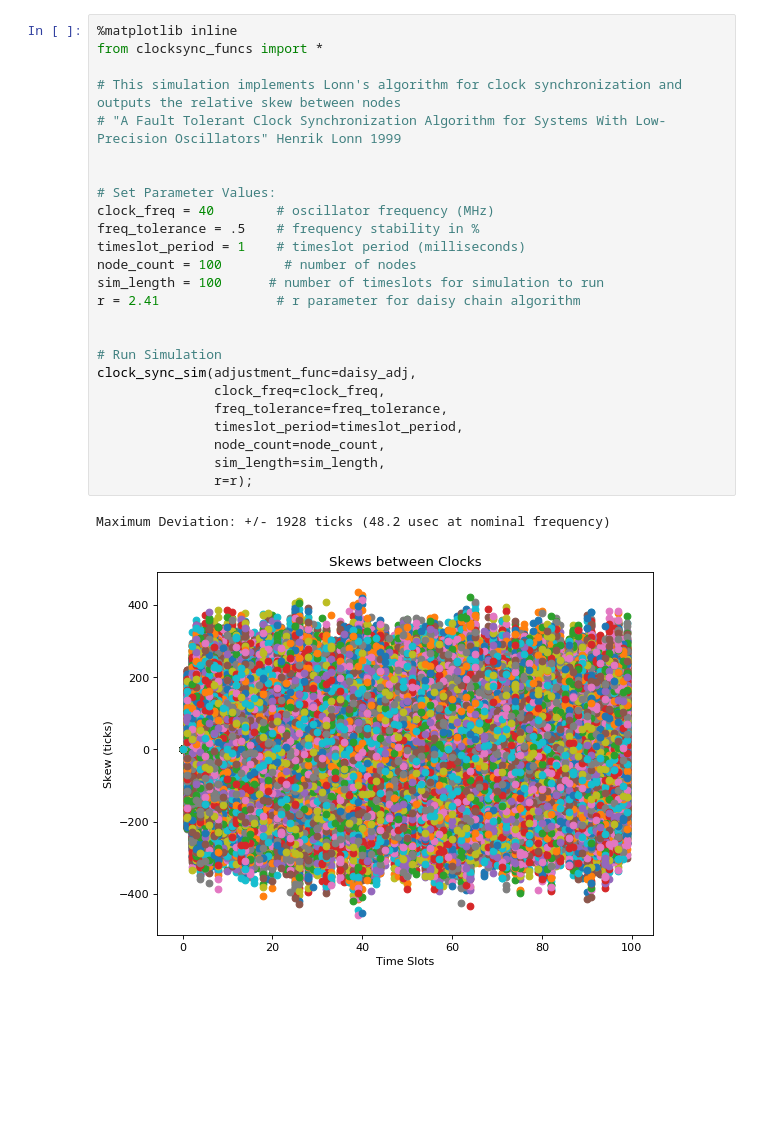
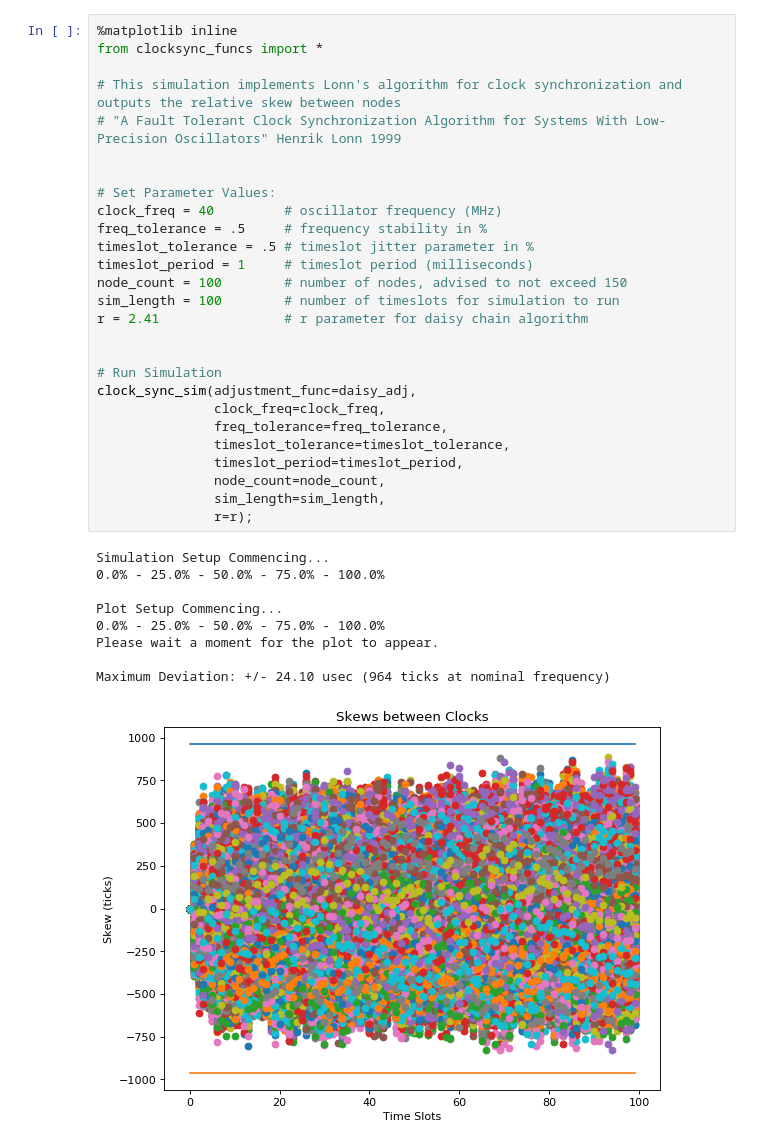
Before and after one commit to sabpereira/ClockSyncSim, a Jupyter notebook: clocksync.ipynb, the cells around one changed output. Drawn from its saved outputs; the diff is of its cells as text; blank space fills up the shorter version.

Commit message:
New graphs to view

```diff
--- a/clocksync.ipynb
+++ b/clocksync.ipynb
@@ -1,28 +1,37 @@
 # %%
 %matplotlib inline
 from clocksync_funcs import *
 
 # This simulation implements Lonn's algorithm for clock synchronization and outputs the relative skew between nodes
 # "A Fault Tolerant Clock Synchronization Algorithm for Systems With Low-Precision Oscillators" Henrik Lonn 1999
 
 
 # Set Parameter Values:
-clock_freq = 40        # oscillator frequency (MHz)
-freq_tolerance = .5    # frequency stability in %
-timeslot_period = 1    # timeslot period (milliseconds)
-node_count = 100        # number of nodes
-sim_length = 100      # number of timeslots for simulation to run
-r = 2.41               # r parameter for daisy chain algorithm
+clock_freq = 40         # oscillator frequency (MHz)
+freq_tolerance = .5     # frequency stability in %
+timeslot_tolerance = .5 # timeslot jitter parameter in %
+timeslot_period = 1     # timeslot period (milliseconds)
+node_count = 100        # number of nodes, advised to not exceed 150
+sim_length = 100        # number of timeslots for simulation to run
+r = 2.41                # r parameter for daisy chain algorithm
 
 
 # Run Simulation
 clock_sync_sim(adjustment_func=daisy_adj,
                clock_freq=clock_freq,
                freq_tolerance=freq_tolerance,
+               timeslot_tolerance=timeslot_tolerance,
                timeslot_period=timeslot_period,
                node_count=node_count,
                sim_length=sim_length,
                r=r);
 # %% [output]
-Maximum Deviation: +/- 1928 ticks (48.2 usec at nominal frequency)
+Simulation Setup Commencing...
+0.0% - 25.0% - 50.0% - 75.0% - 100.0%
+
+Plot Setup Commencing...
+0.0% - 25.0% - 50.0% - 75.0% - 100.0%
+Please wait a moment for the plot to appear.
+
+Maximum Deviation: +/- 24.10 usec (964 ticks at nominal frequency)
-[figure, old version]
+[figure, new version]
```
Also changed, not shown: parts of 1 cell of this notebook, 1 other file.
